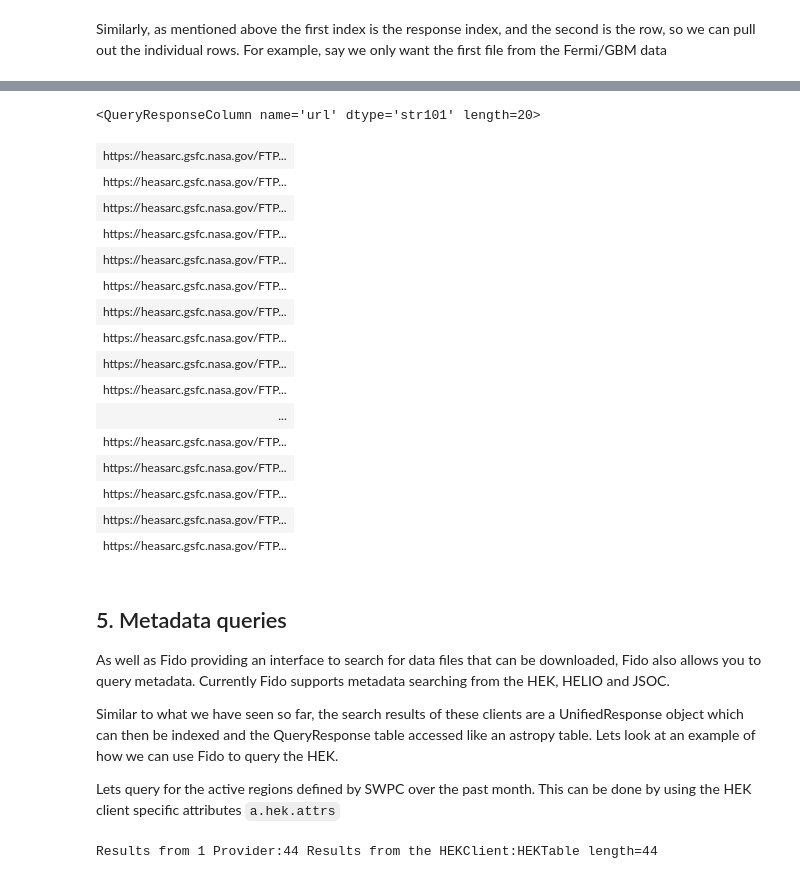
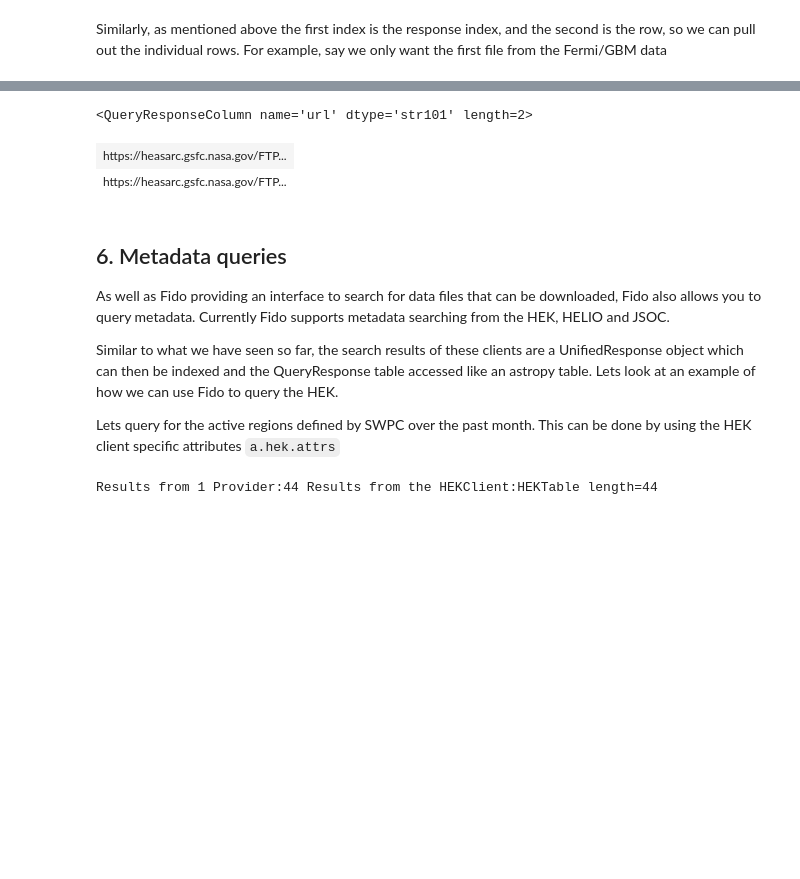
Before and after one commit to sunpy/aas-2021-workshop, a Jupyter notebook: search_and_download_solar_data.ipynb, the cells around one changed output, grey strips where cells are left out. Saved outputs shown, nothing was run; the diff lists cells and outputs as text; code cells hidden in the pictures; blank space fills up the shorter version.

```diff
--- a/search_and_download_solar_data.ipynb
+++ b/search_and_download_solar_data.ipynb
@@ -250,6 +336,6 @@ If we then want to further specify our search for each instrument, e.g. lets onl
 # %%
 result = Fido.search(a.Time("2013-10-28 01:00", "2013-10-28 03:00"),
-                     a.Instrument.gbm & a.Detector("n5") | a.Instrument.norh & a.Wavelength(17*u.GHz))
+                     a.Instrument.xrs & a.goes.SatelliteNumber(15) | a.Instrument.gbm & a.Detector("n5"))
 # %%
 result
 # %% [output]
@@ -272,3 +352,0 @@ From above, we can see that what is returned from a `Fido.search` is the `Unifie
-# %%
-result = Fido.search(a.Time("2013-10-28 01:00", "2013-10-28 03:00"),
-                     a.Instrument.gbm  | a.Instrument.norh)
@@ -390,25 +407,11 @@ result[0].colnames
 # %%
-result[0]["url"]
+result[1]["url"]
 # %% [output]
-<QueryResponseColumn name='url' dtype='str101' length=20>
+<QueryResponseColumn name='url' dtype='str101' length=2>
 | https://heasarc.gsfc.nasa.gov/FTP... |
 | https://heasarc.gsfc.nasa.gov/FTP... |
-| https://heasarc.gsfc.nasa.gov/FTP... |
-| https://heasarc.gsfc.nasa.gov/FTP... |
-| https://heasarc.gsfc.nasa.gov/FTP... |
-| https://heasarc.gsfc.nasa.gov/FTP... |
-| https://heasarc.gsfc.nasa.gov/FTP... |
-| https://heasarc.gsfc.nasa.gov/FTP... |
-| https://heasarc.gsfc.nasa.gov/FTP... |
-| https://heasarc.gsfc.nasa.gov/FTP... |
-| ... |
-| https://heasarc.gsfc.nasa.gov/FTP... |
-| https://heasarc.gsfc.nasa.gov/FTP... |
-| https://heasarc.gsfc.nasa.gov/FTP... |
-| https://heasarc.gsfc.nasa.gov/FTP... |
-| https://heasarc.gsfc.nasa.gov/FTP... |
 # %% [markdown]
-## 5. Metadata queries
+## 6. Metadata queries
 
 As well as Fido providing an interface to search for data files that can be downloaded, Fido also allows you to query metadata. Currently Fido supports metadata searching from the HEK, HELIO and JSOC.
 
```
Also changed, not shown: parts of 55 cells of this notebook.
